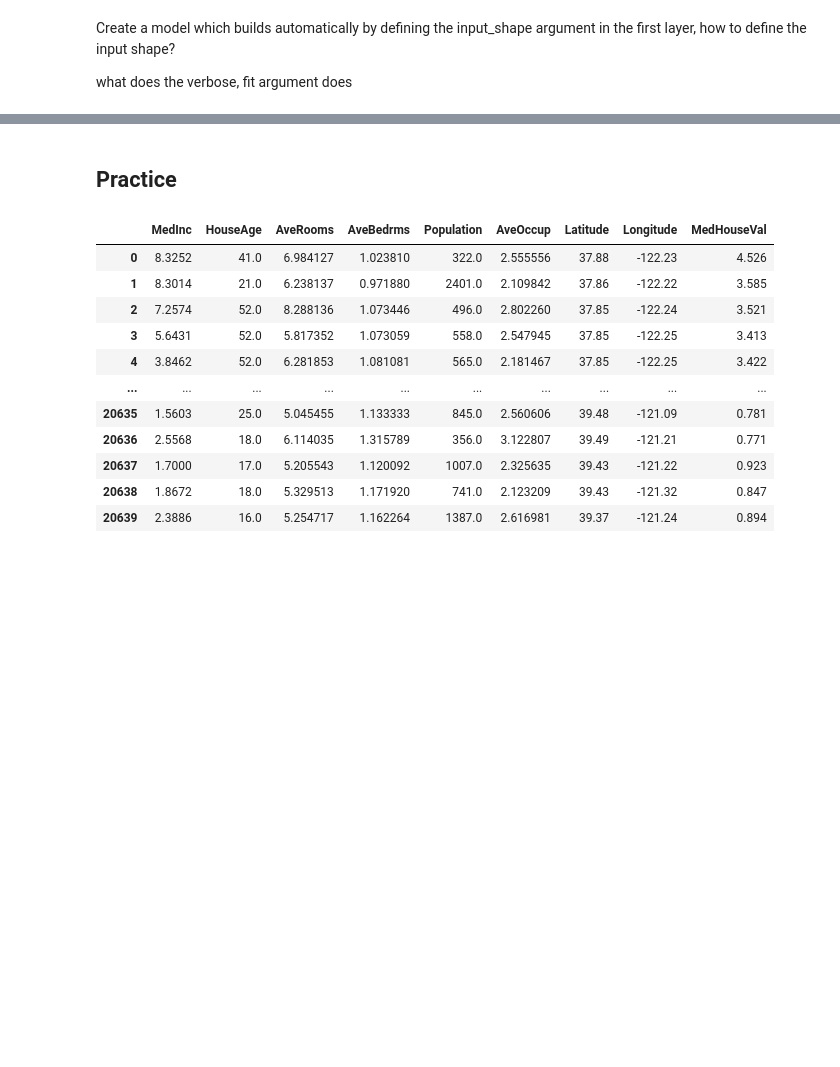
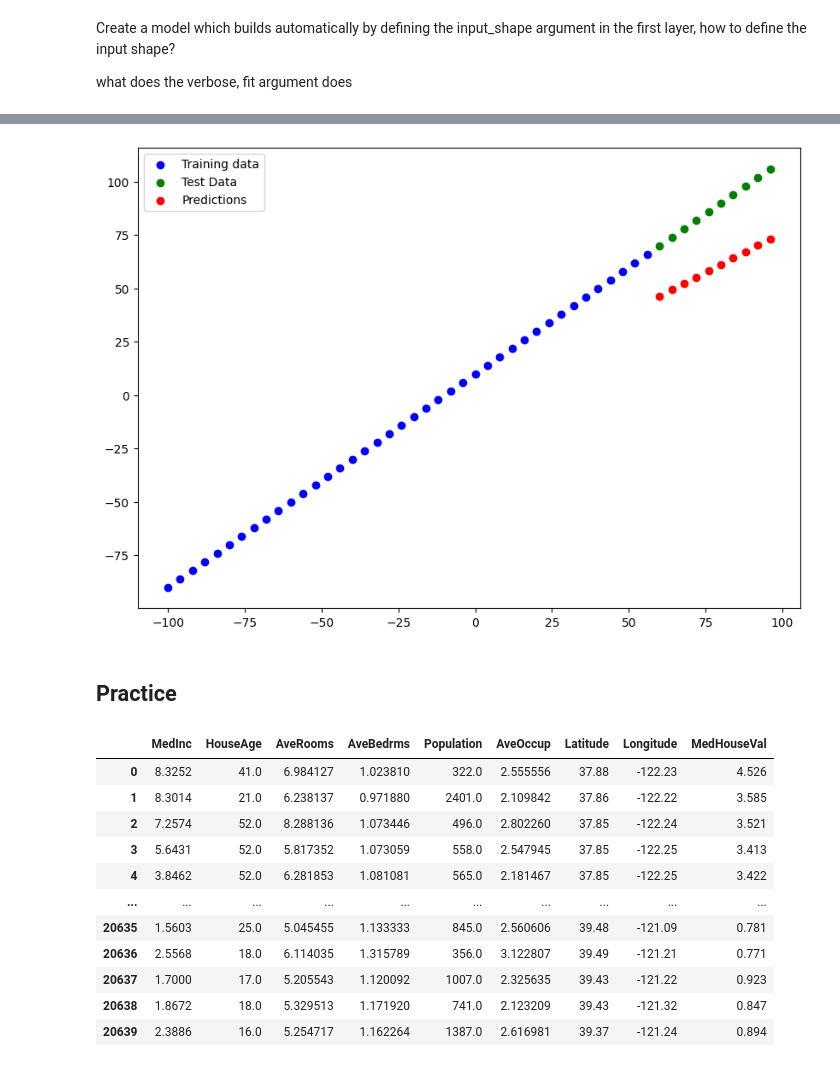
Before and after one commit to Sayantan615/Practice-Code, a Jupyter notebook: Tensorflow Labs/tensorflow_regression.ipynb, the cells around one changed output, grey strips where cells are left out. Saved outputs shown, nothing was run; the diff lists cells and outputs as text; code cells hidden in the pictures; blank space fills up the shorter version.

```diff
--- a/Tensorflow Labs/tensorflow_regression.ipynb
+++ b/Tensorflow Labs/tensorflow_regression.ipynb
@@ -156,4 +141,4 @@ Epoch 100/100
 # %%
-data = tf.expand_dims(tf.constant([17.0]), axis=-1)
-model.predict(data)
+data = tf.expand_dims([17.0], axis=-1)
+model1.predict(data)
 # %% [output]
@@ -261,0 +242,3 @@ Model: "sequential_44"
+# %%
+y_pred = model.predict(X_test)
+y_pred, y_test
@@ -262,3 +258,27 @@ Model: "sequential_44"
+# %%
+# Plotting Function
+def plot_predictions(train_data =X_train,
+                     train_labels=y_train,
+                     test_data=X_test,
+                     test_labels=y_test,
+                     predictions=y_pred):
+  """
+  Plots training data, test data and compares predictions.
+  """
+  plt.figure(figsize=(10, 7))
+  # Plot training data in blue
+  plt.scatter(train_data, train_labels, c="blue", label="Training data")
+  # Plot test data in green
+  plt.scatter(test_data, test_labels, c='green', label='Test Data')
+  # Plot the predictions in red (predictions were made on the test data)
+  plt.scatter(test_data, predictions, c='red', label='Predictions')
+  # Show the legend
+  plt.legend()
+  plt.show()
+
+plot_predictions()
+# %% [output]
+[figure, added]
 # %% [markdown]
 ## Practice
 # %%
```
Also changed, not shown: parts of 15 cells of this notebook.
